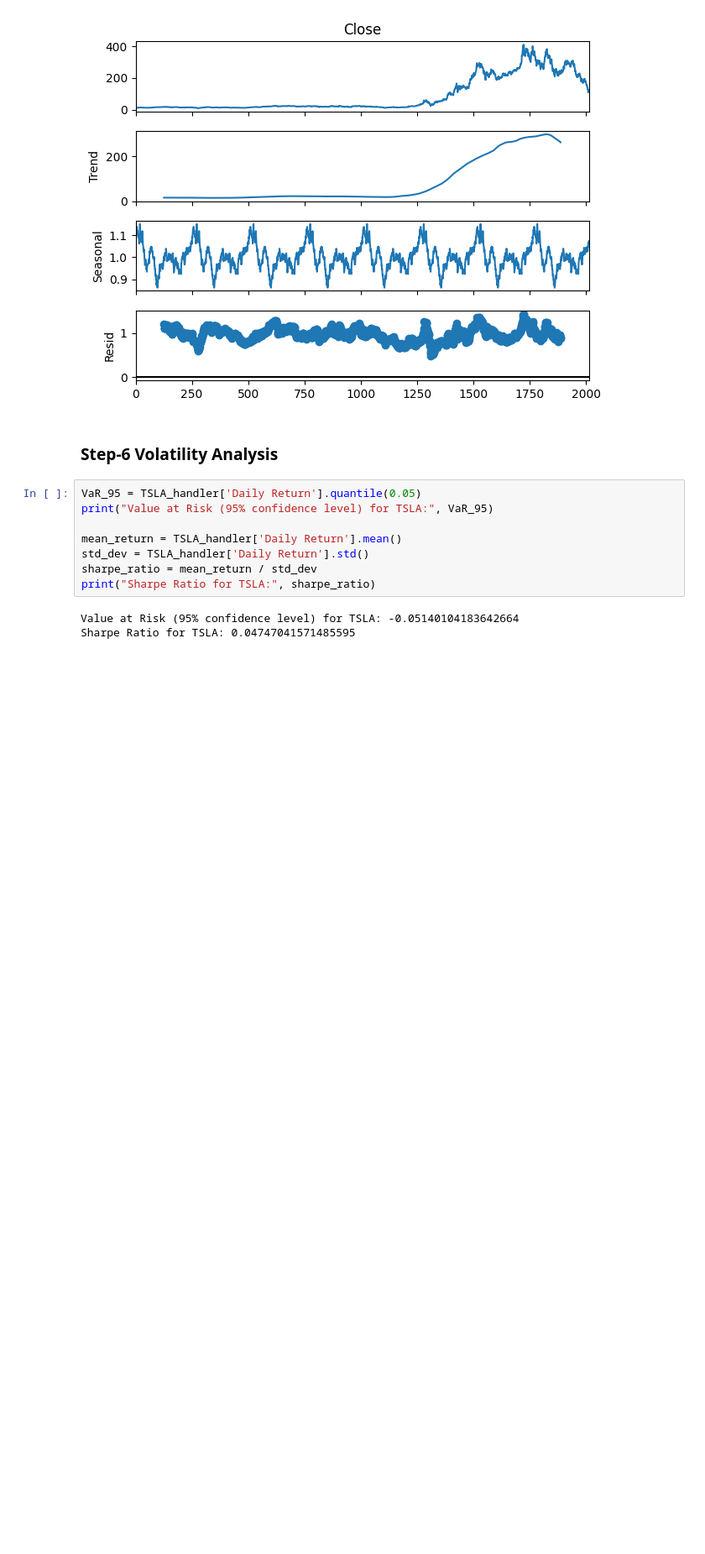
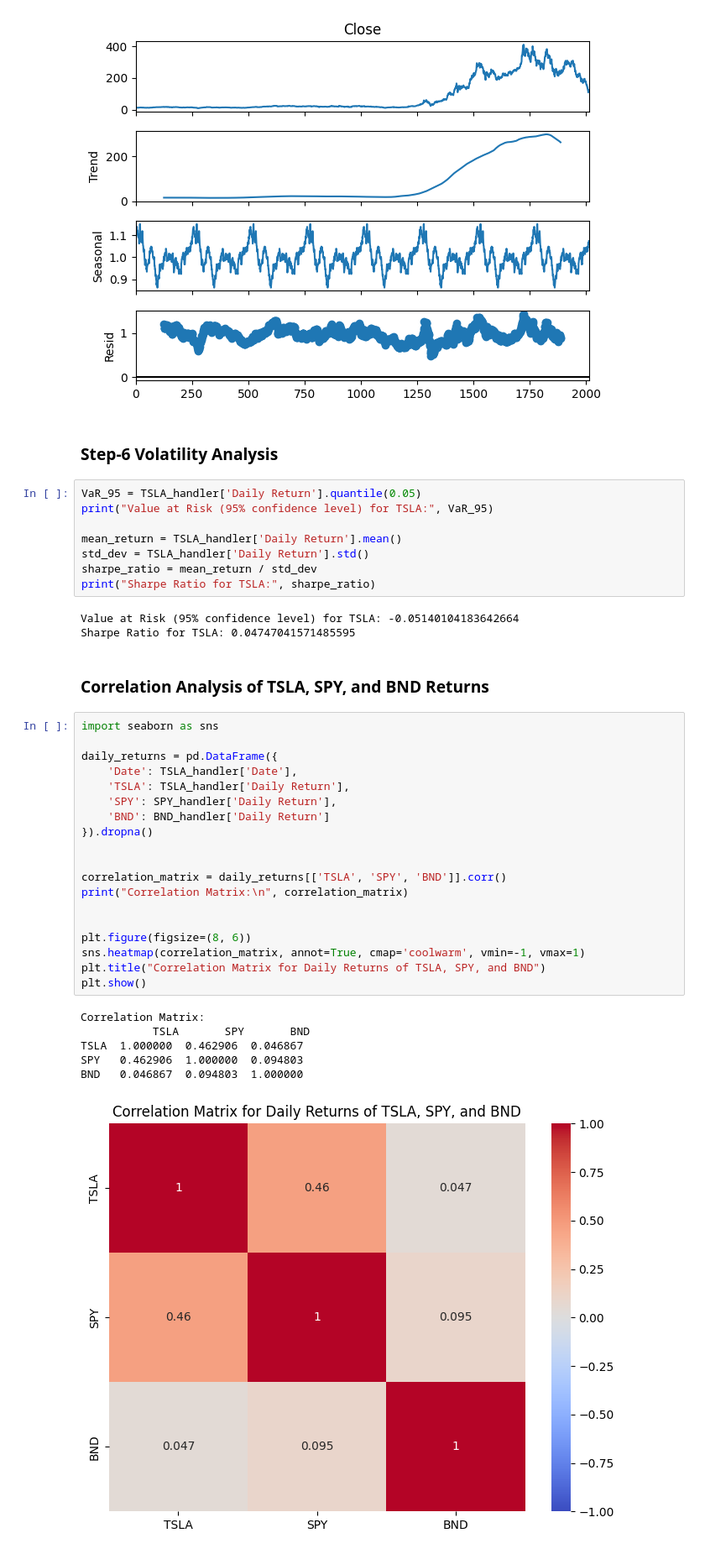
Before and after one commit to Birkity/PortfolioPredictor, a Jupyter notebook: notebooks/task_1.ipynb, the cells around one changed output. Shown at 84% size. Drawn from its saved outputs; the diff is of its cells as text; blank space fills up the shorter version.

Commit message:
Analyze correlation of daily returns between TSLA, SPY, and BND

```diff
--- a/notebooks/task_1.ipynb
+++ b/notebooks/task_1.ipynb
@@ -234,3 +234,31 @@ print("Sharpe Ratio for TSLA:", sharpe_ratio)
 # %% [output]
 Value at Risk (95% confidence level) for TSLA: -0.05140104183642664
 Sharpe Ratio for TSLA: 0.04747041571485595
+# %% [markdown]
+### Correlation Analysis of TSLA, SPY, and BND Returns
+# %%
+import seaborn as sns
+
+daily_returns = pd.DataFrame({
+    'Date': TSLA_handler['Date'],
+    'TSLA': TSLA_handler['Daily Return'],
+    'SPY': SPY_handler['Daily Return'],
+    'BND': BND_handler['Daily Return']
+}).dropna()
+
+
+correlation_matrix = daily_returns[['TSLA', 'SPY', 'BND']].corr()
+print("Correlation Matrix:\n", correlation_matrix)
+
+
+plt.figure(figsize=(8, 6))
+sns.heatmap(correlation_matrix, annot=True, cmap='coolwarm', vmin=-1, vmax=1)
+plt.title("Correlation Matrix for Daily Returns of TSLA, SPY, and BND")
+plt.show()
+# %% [output]
+Correlation Matrix:
+           TSLA       SPY       BND
+TSLA  1.000000  0.462906  0.046867
+SPY   0.462906  1.000000  0.094803
+BND   0.046867  0.094803  1.000000
+[figure, added]
```
